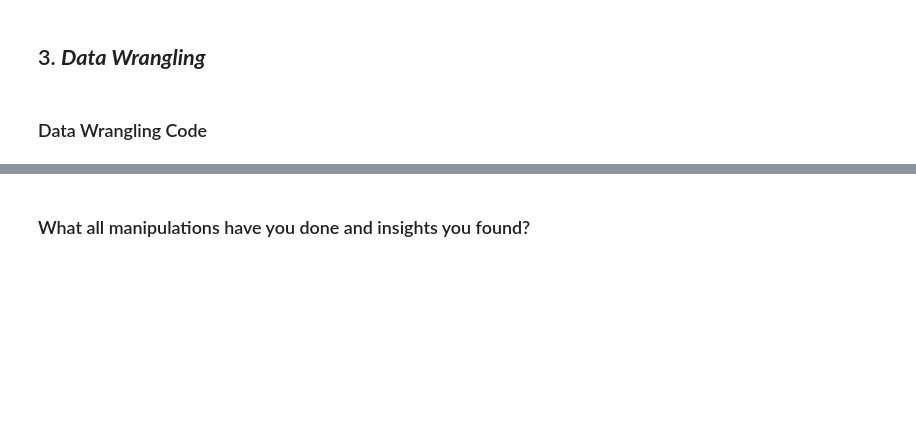
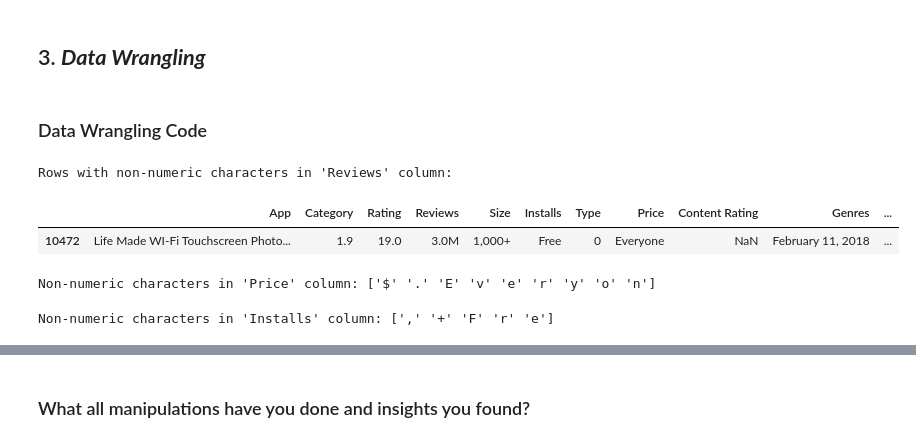
Before and after one commit to rohitpaul09/Play-Store-App-Review-Analysis, a Jupyter notebook: Play_Store_App_Review_Analysis.ipynb, the cells around one changed output, grey strips where cells are left out. Drawn from its saved outputs; the diff is of its cells as text; code cells hidden in the pictures; blank space fills up the shorter version.

```diff
--- a/Play_Store_App_Review_Analysis.ipynb
+++ b/Play_Store_App_Review_Analysis.ipynb
@@ -331,0 +364,9 @@ No. of unique values in  Sentiment_Subjectivity is -> 4474
+# %%
+# Print the rows with non-numeric characters in the 'Reviews' column
+non_numeric_reviews = df_psdata[df_psdata['Reviews'].str.contains(r'\D')]
+print("Rows with non-numeric characters in 'Reviews' column:")
+non_numeric_reviews
+# %% [output]
+Rows with non-numeric characters in 'Reviews' column:
+|  | App | Category | Rating | Reviews | Size | Installs | Type | Price | Content Rating | Genres | ... |
+| 10472 | Life Made WI-Fi Touchscreen Photo... | 1.9 | 19.0 | 3.0M | 1,000+ | Free | 0 | Everyone | NaN | February 11, 2018 | ... |
@@ -331,0 +382,8 @@ No. of unique values in  Sentiment_Subjectivity is -> 4474
+# %%
+# Extract all non-numeric characters from the 'Price' column
+non_numeric_price = df_psdata['Price'].str.extractall(r'(\D)').stack().unique()
+
+# Print unique non-numeric characters in the 'Reviews' column
+print("Non-numeric characters in 'Price' column:", non_numeric_price)
+# %% [output]
+Non-numeric characters in 'Price' column: ['$' '.' 'E' 'v' 'e' 'r' 'y' 'o' 'n']
@@ -331,0 +406,8 @@ No. of unique values in  Sentiment_Subjectivity is -> 4474
+# %%
+# Extract all non-numeric characters from the 'Installs' column
+non_numeric_Installs = df_psdata['Installs'].str.extractall(r'(\D)').stack().unique()
+
+# Print unique non-numeric characters in the 'Installs' column
+print("Non-numeric characters in 'Installs' column:", non_numeric_Installs)
+# %% [output]
+Non-numeric characters in 'Installs' column: [',' '+' 'F' 'r' 'e']
```
Also changed, not shown: parts of 12 cells of this notebook.
